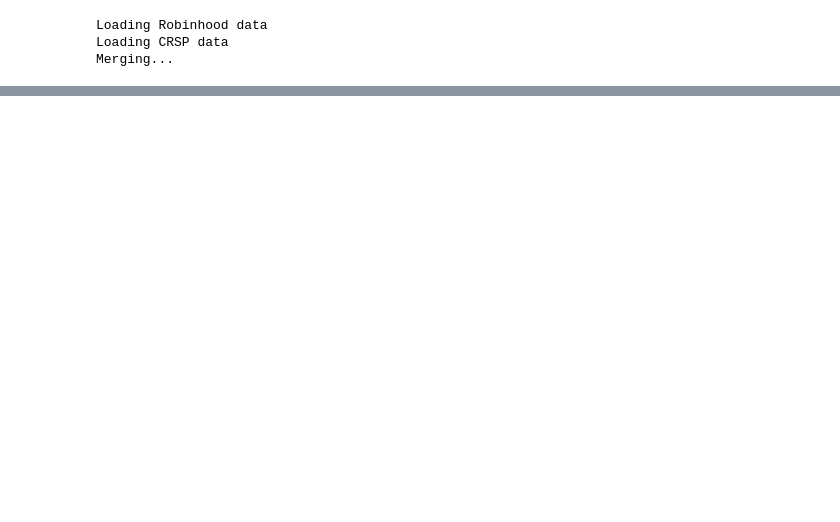
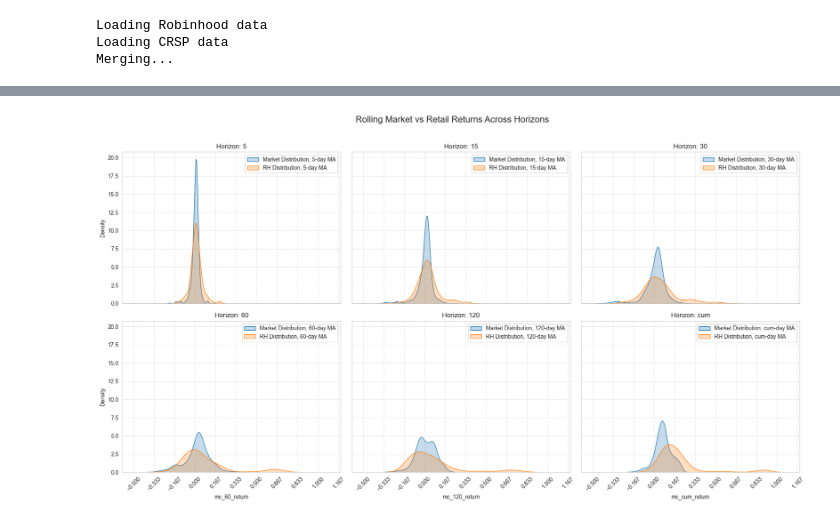
Before and after one commit to FedericoCortesi/Robinhood_data, a Jupyter notebook: test.ipynb, the cells around one changed output, grey strips where cells are left out. Saved outputs shown, nothing was run; the diff lists cells and outputs as text; code cells hidden in the pictures; blank space fills up the shorter version.

```diff
--- a/test.ipynb
+++ b/test.ipynb
@@ -737,0 +790,46 @@ Notes:
+# %%
+import seaborn as sns
+import matplotlib.pyplot as plt
+import matplotlib.dates as mdates
+
+
+# Apply Seaborn styling
+sns.set_style("whitegrid")
+
+# Create figure with 2x3 subplots
+fig, axes = plt.subplots(2, 3, figsize=(18, 10), sharex=True, sharey=True)
+axes = axes.flatten()
+
+# Define colors using Seaborn palette
+colors = sns.color_palette()
+
+
+# Iterate through horizons and create subplots
+for i, d in enumerate(horizons):
+    ax = axes[i]
+
+    sns.kdeplot(data=returns[f"mc_{d}_return"], label=f"Market Distribution, {d}-day MA", fill=True, ax=ax, color=colors[0])
+    sns.kdeplot(data=returns[f"rh_portfolio_{d}_return"], label=f"RH Distribution, {d}-day MA", fill=True, ax=ax, color=colors[1])
+
+    # Set subplot title
+    ax.set_title(f"Horizon: {d}")
+
+    # Improve X-axis formatting
+    ax.xaxis.set_major_locator(mdates.AutoDateLocator())
+    #ax.xaxis.set_major_formatter(mdates.DateFormatter('%Y-%m'))
+    ax.tick_params(axis='x', rotation=45)
+
+    # Add grid and legend
+    ax.grid(True, linestyle='--', alpha=0.6)
+    ax.legend()
+
+# Set main figure title
+fig.suptitle("Rolling Market vs Retail Returns Across Horizons", fontsize=16)
+
+# Adjust layout
+plt.tight_layout(rect=[0, 0, 1, 0.96])
+
+# Show plot
+plt.show()
+# %% [output]
+[figure, added]
```
Also changed, not shown: parts of 44 cells of this notebook, 4 other files.
